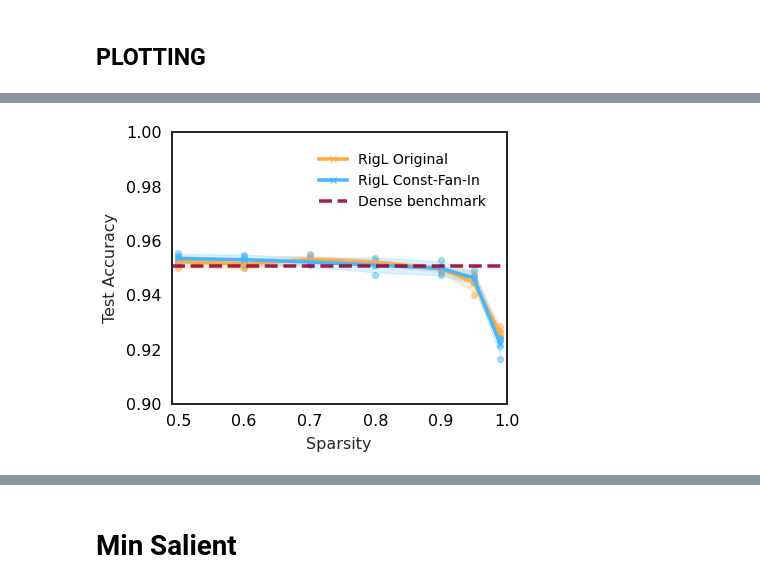
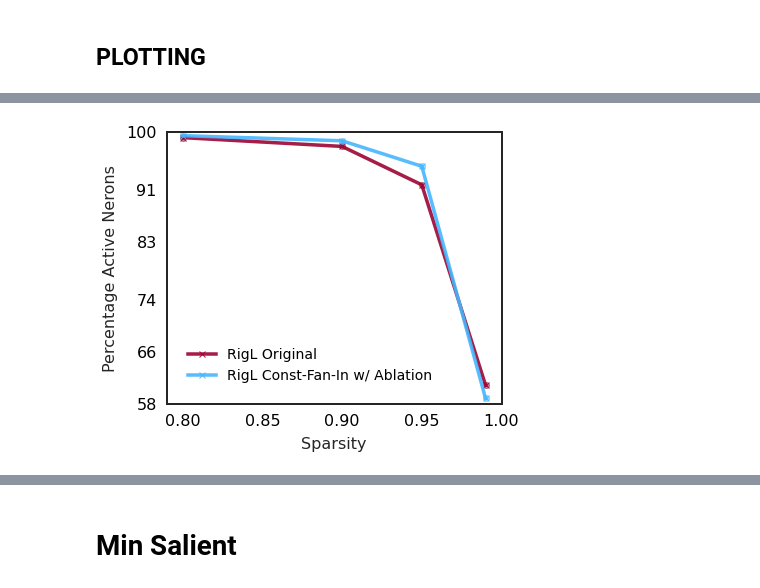
Before and after one commit to calgaryml/condensed-sparsity, a Jupyter notebook: notebooks/final_results.ipynb, the cells around one changed output, grey strips where cells are left out. Saved outputs shown, nothing was run; the diff lists cells and outputs as text; code cells hidden in the pictures.

```diff
--- a/notebooks/final_results.ipynb
+++ b/notebooks/final_results.ipynb
@@ -60,12 +55,15 @@ def get_sparse_saliency(df):
 def get_model_results(df, model_name="resnet18", expected_epochs=250):
     model_df = model_state_filter(df, expected_epochs)
     model_df = get_model_name_filter(model_df, model_name)
-    # model_df = get_sparse_grad_flow(model_df)
-    # model_df = get_sparse_saliency(model_df)
+    model_df = get_sparse_grad_flow(model_df)
+    model_df = get_sparse_saliency(model_df)
     return model_df
 
 
 resnet18=get_model_results(df, "resnet18", 250)
 wide_resnet22=get_model_results(df, "wide_resnet22", 250)
 imagenet=get_model_results(df, "resnet50", 103)
-imagenet = imagenet.loc[imagenet["sweep_id"]=="aw7o7hz7"]
+imagenet = imagenet.loc[imagenet["sweep_id"].isin(["aw7o7hz7", "snb0sphc"])]
+# %%
+for this_df in [resnet18, wide_resnet22, imagenet]:
+    print(len(this_df))
@@ -252,6 +289,6 @@ rigl.dense_allocation
 0.50    5
 Name: accuracy, dtype: int64
 # %%
-resnet_ids = vanilla_ids + new_high_sparse_ids + other_runs
+resnet_ids = vanilla_ids + new_high_sparse_ids + resnet18_no_ablation_ids
 len(resnet_ids)
 # %% [output]
@@ -396,3 +446,7 @@ with open("plt_plot_style.mplstyle", "w") as handle:
   handle.write(style)
 
 plt.style.use("./plt_plot_style.mplstyle")
+# %%
+plot_df = df.loc[resnet_ids]
+for idx, (fan_in, dynamic_ablation) in enumerate(plot_df.groupby(["rigl.const_fan_in", "rigl.dynamic_ablation"], dropna=False).count().index.unique()):
+    print(idx, fan_in, dynamic_ablation)
@@ -457,29 +620,26 @@ plt.style.use("./plt_plot_style.mplstyle")
 # %%
-def get_accuracy_vs_sparsity_plot(model_name, ids, dense_benchmark_value, plot_99_sparsity=True, ylim=[0.9,1.0], xlim=[0.49,1.0]):
-    _BENCHMARK_VALUE = 0.9506
-
-    plot_df = df.loc[ids].copy().sort_values(by="rigl.dense_allocation")
-    plot_df = plot_df.loc[plot_df["state"] == "finished"]
-    if not plot_99_sparsity:
-      plot_df = plot_df.loc[plot_df["rigl.dense_allocation"] != 0.01]
-    plot_df["sparsity"] = 1-plot_df["rigl.dense_allocation"]
+def plot_active_neurons_vs_sparsity(df, model_name="", ylim=[0.9,1.0], xlim=[0.49,1.0]):
+    _TARGET_COL="_TOTAL_PERCENTAGE_ACTIVE_NEURONS"
+    df=df.copy(deep=True)
+    df = df.sort_values(by="rigl.dense_allocation")
+    df["sparsity"] = 1-df["rigl.dense_allocation"]
     plot_dfs = []
     fig, ax = plt.subplots(figsize=(6,5))
     colors = ['#45b6fe','#ffab40','#9c0534'] # '#ffab40' '#ff671f'
 
 
-    for idx, fan_in in enumerate(plot_df["rigl.const_fan_in"].unique()):
-        df_slice = plot_df.loc[plot_df["rigl.const_fan_in"] == fan_in]
+    for idx, fan_in in enumerate(df["rigl.const_fan_in"].unique()):
+        df_slice = df.loc[df["rigl.const_fan_in"] == fan_in]
         if fan_in:
-            name = "RigL Const-Fan-In"
+            name = "RigL Const-Fan-In w/ Ablation"
             color=colors[0]
         else:
             name = "RigL Original"
-            color=colors[1]
-        agg_results = get_confidence_bounds_df(df_slice)
+            color=colors[2]
+        agg_results = get_confidence_bounds_df(df_slice, target_col=_TARGET_COL)
         display(agg_results)
         ax.plot(
-            agg_results["sparsity"], agg_results["mean"], marker='x', label=name, color=color, alpha=1.0
+            agg_results["sparsity"], agg_results["mean"], marker='x', label=name, color=color, alpha=0.9
         )
         ax.fill_between(
             agg_results["sparsity"],
@@ -489,59 +649,31 @@ def get_accuracy_vs_sparsity_plot(model_name, ids, dense_benchmark_value, plot_9
             alpha=0.20
         )
         ax.scatter(
-            df_slice["sparsity"], df_slice["accuracy"], marker='o', color=color, alpha=0.5
+            df_slice["sparsity"], df_slice[_TARGET_COL], marker='o', color=color, alpha=0.5
         )
 
-    ax.plot(xlim, [dense_benchmark_value, dense_benchmark_value], "--",  label="Dense benchmark", color=colors[2], alpha=0.9)
-    model_name_dict = dict(
-        resnet18="ResNet18",
-        wide_resnet22="WideResNet22"
-    )
-    #plt.title(f"{model_name_dict[_MODEL]} CIFAR-10 Validation Set Accuracy vs. Sparsity")
     plt.xlabel('Sparsity')
-    plt.ylabel('Test Accuracy')
+    plt.ylabel('Percentage Active Nerons')
     handles, labels = ax.get_legend_handles_labels()
     ax.legend(handles, labels)
     ax.set_ylim(ylim)
     ax.set_xlim(xlim)
     tick_spaces=5
     y_tick_eps = (max(ylim) - min(ylim))/tick_spaces
-    y_ticks = [min(ylim)+y_tick_eps*x for x in range(tick_spaces+1)]
+    y_ticks = [int(min(ylim)+y_tick_eps*x) for x in range(tick_spaces+1)]
     ax.set_yticks(y_ticks)
-    fig_name = f"{model_name}_cifar_results"
-    fig.savefig(f"{model_name}.png", dpi=600, bbox_inches="tight")
-    fig.savefig(f"{model_name}.svg",format="svg", bbox_inches="tight")
+    fig.savefig(f"{model_name}_perc_active.png", dpi=600, bbox_inches="tight")
+    fig.savefig(f"{model_name}_perc_active.svg",format="svg", bbox_inches="tight")
     return fig
 
-resnet18_params=dict(
-    ids = resnet_ids,
-    model_name ="resnet18",
-    dense_benchmark_value = 0.9506,
-    plot_99_sparsity=True
-)
+sweep_id_ablation_exp = "a2uywunn"
+df.loc[df["sweep_id"]==sweep_id_ablation_exp]["rigl.dense_allocation"].unique()
 
-wide_resnet22_params=dict(
-    ids = wide_res_ids,
-    model_name ="wide_resnet22",
-    dense_benchmark_value = 0.9455,
-    plot_99_sparsity=True,
-    ylim=[0.8,1.0]
-)
-
-imagenet_params=dict(
-    ids = imagenet.index.to_list(),
-    model_name ="resnet50",
-    dense_benchmark_value = 0.7674,
-    plot_99_sparsity=True,
-    ylim=[0.5,0.8],
-    xlim=[0.78,1.0],
-)
-
-
-
-fig = get_accuracy_vs_sparsity_plot(**resnet18_params)
-fig = get_accuracy_vs_sparsity_plot(**wide_resnet22_params)
-fig = get_accuracy_vs_sparsity_plot(**imagenet_params)
-fig.show()
+resnet18_const_fan_false_ids=df.loc[(df["sweep_id"]==sweep_id_ablation_exp) & (df["model"]=="resnet18")].index.to_list()
+wide_resnet22_const_fan_false_ids=df.loc[(df["sweep_id"]==sweep_id_ablation_exp) & (df["model"]=="wide_resnet22")].index.to_list()
+imagenet_ids = imagenet.loc[imagenet["rigl.dynamic_ablation"] == True].index
+fig = plot_active_neurons_vs_sparsity(imagenet.loc[imagenet_ids], "imagenet", ylim=[58, 100], xlim=[0.79, 1.0])
+fig = plot_active_neurons_vs_sparsity(df.loc[new_high_sparse_ids+resnet18_const_fan_false_ids], "resnet18", ylim=[50, 100])
+fig = plot_active_neurons_vs_sparsity(df.loc[wide_const_fan_ids+wide_resnet22_const_fan_false_ids], "wide_resnet22", ylim=[50, 100])
 # %% [output]
 |  | sparsity | mean | lower_bound | upper_bound |
@@ -589 +721 @@ fig.show()
-[figure, old version]
+[figure, new version]
```
Also changed, not shown: parts of 18 cells of this notebook.
